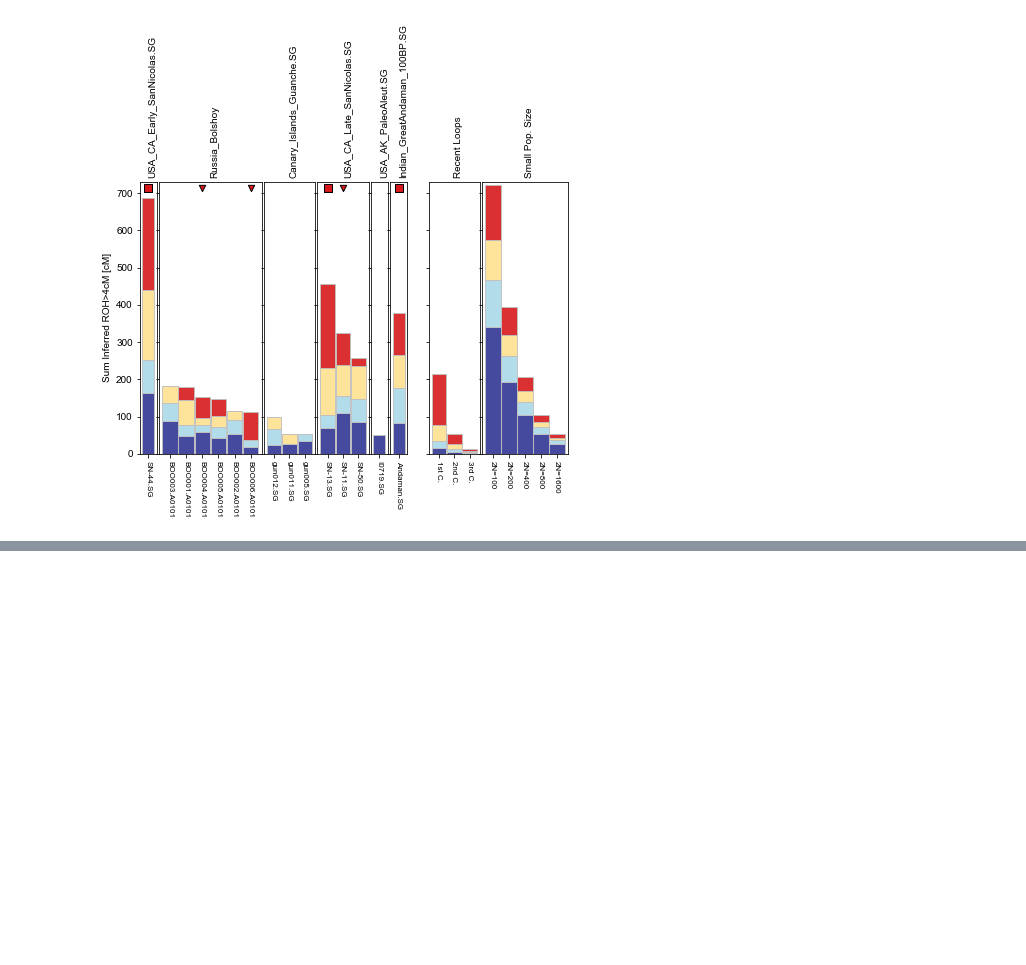
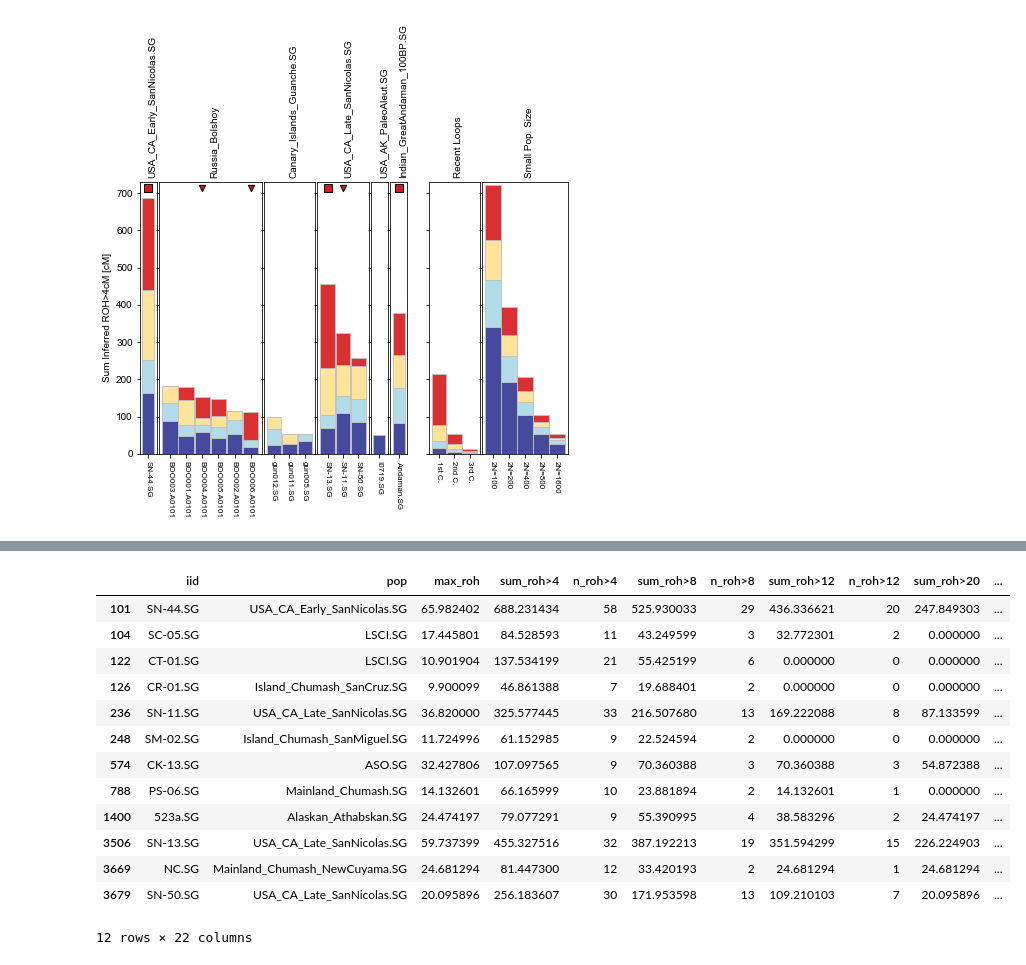
Before and after one commit to hringbauer/hapROH, a Jupyter notebook: Notebooks/Figures/plot_bar_ROH.ipynb, the cells around one changed output, grey strips where cells are left out. Saved outputs shown, nothing was run; the diff lists cells and outputs as text; code cells hidden in the pictures; blank space fills up the shorter version.

```diff
--- a/Notebooks/Figures/plot_bar_ROH.ipynb
+++ b/Notebooks/Figures/plot_bar_ROH.ipynb
@@ -1225,3 +1222,6 @@ plot_panel_row(plot_dfs1, savepath="./figures_test/islands_roh.pdf", leg_pos=0,
 3731
 Saved figure to ./figures_test/islands_roh.pdf
 [figure]
+# %%
+df1 = pd.read_csv("./Empirical/roh_all_inds_final_v42.csv", sep='\t')
+df_anc = df1[df1["age"]>0]
@@ -1227,0 +1248,17 @@ Saved figure to ./figures_test/islands_roh.pdf
+# %%
+df_anc[df_anc["study"].str.contains("Scheib")]
+# %% [output]
+|  | iid | pop | max_roh | sum_roh>4 | n_roh>4 | sum_roh>8 | n_roh>8 | sum_roh>12 | n_roh>12 | sum_roh>20 | ... |
+| 101 | SN-44.SG | USA_CA_Early_SanNicolas.SG | 65.982402 | 688.231434 | 58 | 525.930033 | 29 | 436.336621 | 20 | 247.849303 | ... |
+| 104 | SC-05.SG | LSCI.SG | 17.445801 | 84.528593 | 11 | 43.249599 | 3 | 32.772301 | 2 | 0.000000 | ... |
+| 122 | CT-01.SG | LSCI.SG | 10.901904 | 137.534199 | 21 | 55.425199 | 6 | 0.000000 | 0 | 0.000000 | ... |
+| 126 | CR-01.SG | Island_Chumash_SanCruz.SG | 9.900099 | 46.861388 | 7 | 19.688401 | 2 | 0.000000 | 0 | 0.000000 | ... |
+| 236 | SN-11.SG | USA_CA_Late_SanNicolas.SG | 36.820000 | 325.577445 | 33 | 216.507680 | 13 | 169.222088 | 8 | 87.133599 | ... |
+| 248 | SM-02.SG | Island_Chumash_SanMiguel.SG | 11.724996 | 61.152985 | 9 | 22.524594 | 2 | 0.000000 | 0 | 0.000000 | ... |
+| 574 | CK-13.SG | ASO.SG | 32.427806 | 107.097565 | 9 | 70.360388 | 3 | 70.360388 | 3 | 54.872388 | ... |
+| 788 | PS-06.SG | Mainland_Chumash.SG | 14.132601 | 66.165999 | 10 | 23.881894 | 2 | 14.132601 | 1 | 0.000000 | ... |
+| 1400 | 523a.SG | Alaskan_Athabskan.SG | 24.474197 | 79.077291 | 9 | 55.390995 | 4 | 38.583296 | 2 | 24.474197 | ... |
+| 3506 | SN-13.SG | USA_CA_Late_SanNicolas.SG | 59.737399 | 455.327516 | 32 | 387.192213 | 19 | 351.594299 | 15 | 226.224903 | ... |
+| 3669 | NC.SG | Mainland_Chumash_NewCuyama.SG | 24.681294 | 81.447300 | 12 | 33.420193 | 2 | 24.681294 | 1 | 24.681294 | ... |
+| 3679 | SN-50.SG | USA_CA_Late_SanNicolas.SG | 20.095896 | 256.183607 | 30 | 171.953598 | 13 | 109.210103 | 7 | 20.095896 | ... |
+12 rows × 22 columns
```
Also changed, not shown: parts of 10 cells of this notebook, 1 other file.
